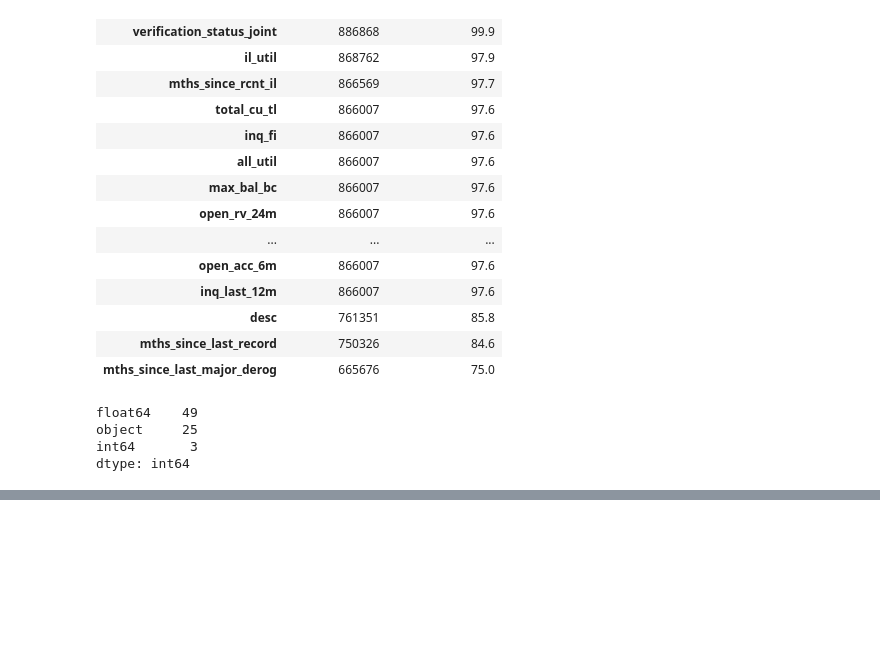
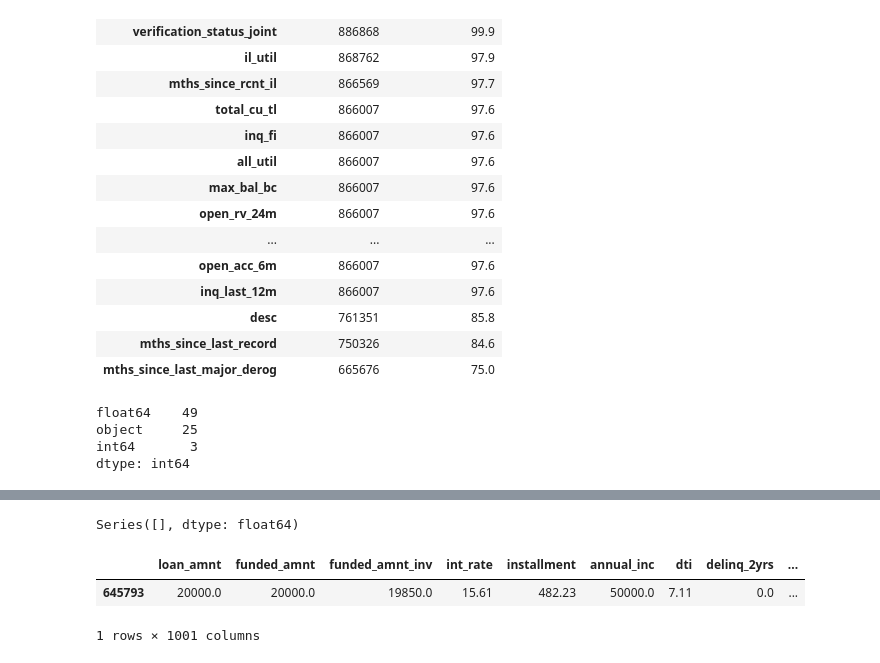
Before and after one commit to jetriver/Projects_Predictive-Model, a Jupyter notebook: Project-lending club.ipynb, the cells around one changed output, grey strips where cells are left out. Saved outputs shown, nothing was run; the diff lists cells and outputs as text; code cells hidden in the pictures; blank space fills up the shorter version.

```diff
--- a/Project-lending club.ipynb
+++ b/Project-lending club.ipynb
@@ -93,0 +74,2 @@ memory usage: 501.0+ MB
+# %%
+random_sample = loan.sample( n = 10000)
@@ -253,0 +187,5 @@ ax[1].set(ylabel="(%)")
+# %%
+# create loan_status indicator
+# 1: notcurent
+# 0: current
+random_sample["loan_status_ind"] = np.where(random_sample["loan_status"] != "Current",1,0)
@@ -319,10 +261,10 @@ int64       3
 dtype: int64
 # %%
 ##Number of unique classes in each object column(check the categorical columns)
-loan.select_dtypes('object').apply(pd.Series.nunique, axis = 0)
+random_sample.select_dtypes('object').apply(pd.Series.nunique, axis = 0)
 
 ##drop some unrelated columns and columns with high numbers of unique values
-loan.drop(['id', 'member_id', 'emp_title', 'url', 'desc', 'zip_code', 'title'], axis=1, inplace=True)
+random_sample.drop(['id', 'member_id', 'emp_title', 'url', 'desc', 'zip_code', 'title'], axis=1, inplace=True)
 # %%
 ## Encoding Catergorical variables
 # one-hot encoding of categorical variables
@@ -542,0 +272,10 @@ plt.show()
+# %%
+random_sample.select_dtypes('object').apply(pd.Series.nunique, axis = 0)
+# %% [output]
+Series([], dtype: float64)
+# %%
+random_sample.head(1)
+# %% [output]
+|  | loan_amnt | funded_amnt | funded_amnt_inv | int_rate | installment | annual_inc | dti | delinq_2yrs | ... |
+| 645793 | 20000.0 | 20000.0 | 19850.0 | 15.61 | 482.23 | 50000.0 | 7.11 | 0.0 | ... |
+1 rows × 1001 columns
```
Also changed, not shown: parts of 22 cells of this notebook.
